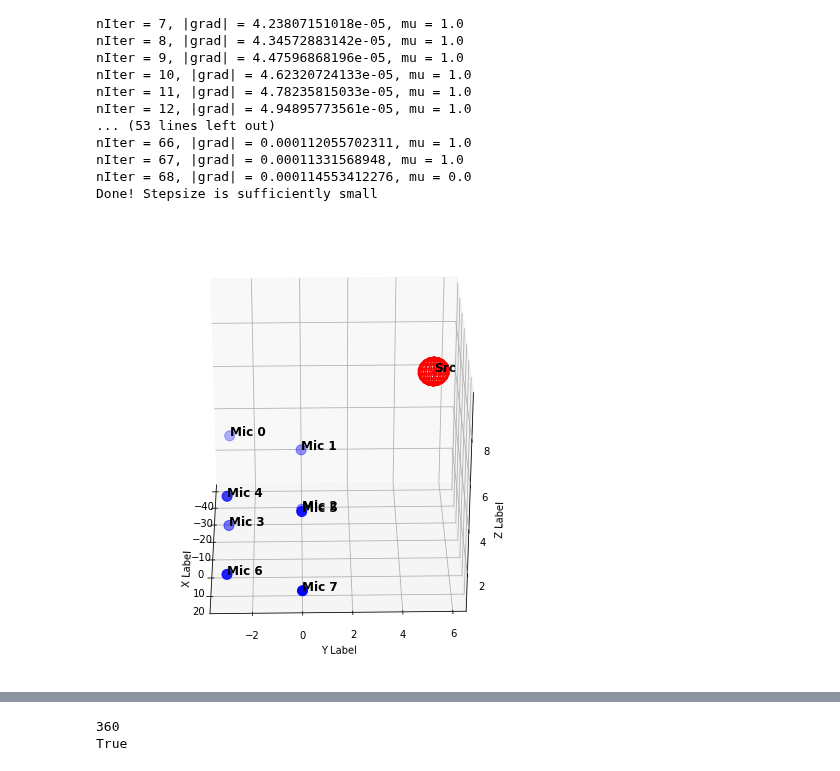
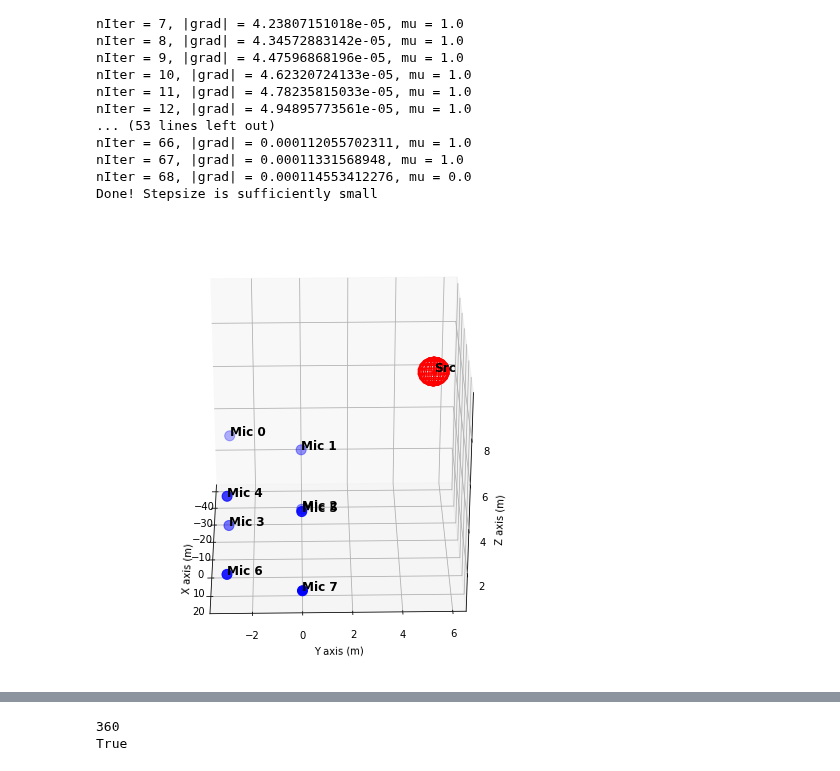
Before and after one commit to longle2718/audio_loc, a Jupyter notebook: python/main.ipynb, the cells around one changed output, grey strips where cells are left out. Drawn from its saved outputs; the diff is of its cells as text; code cells hidden in the pictures.

Commit message:
axis labeled with meters

```diff
--- a/python/main.ipynb
+++ b/python/main.ipynb
@@ -190,37 +190,37 @@ def fig2data ( fig ):
 def draw_ball(axes,cen,rad):
     u, v = np.mgrid[0:2*np.pi:20j, 0:np.pi:10j]
     x = rad*np.cos(u)*np.sin(v)
     y = rad*np.sin(u)*np.sin(v)
     z = rad*np.cos(v)
     axes.plot_wireframe(cen[0]+x,cen[1]+y,cen[2]+z,color="r")
 
 fig = plt.figure(figsize=(8,8))
 axes = fig.gca(projection='3d')
 #axes.set_aspect("equal")
 
 axes.scatter(micsloc[:,0],micsloc[:,1],micsloc[:,2],s=100,c='b')
 for k in range(nCh):
     axes.text(micsloc[k,0],micsloc[k,1],micsloc[k,2],'Mic %s' % k,
               fontweight='bold',fontsize='large')
 
 axes.scatter(loc[0],loc[1],loc[2],c='r')
 axes.text(loc[0],loc[1],loc[2],'Src',fontweight='bold',fontsize='large')
 
 draw_ball(axes,loc,err*50)
 
-axes.set_xlabel('X Label')
-axes.set_ylabel('Y Label')
-axes.set_zlabel('Z Label')
+axes.set_xlabel('X axis (m)')
+axes.set_ylabel('Y axis (m)')
+axes.set_zlabel('Z axis (m)')
 
 images = []
 for angle in range(0,360,1):
     axes.view_init(30, angle)
     imData = fig2data(fig)
     w,h,d = imData.shape
     im = PIL_Image.frombytes('RGBA',(w,h),imData)
     images.append(im)
 # %% [output]
-[figure, old version]
+[figure, new version]
 # %%
 # sanity checks
 size = fig.get_size_inches()*fig.dpi # size in pixels
```
Also changed, not shown: parts of 1 cell of this notebook.
